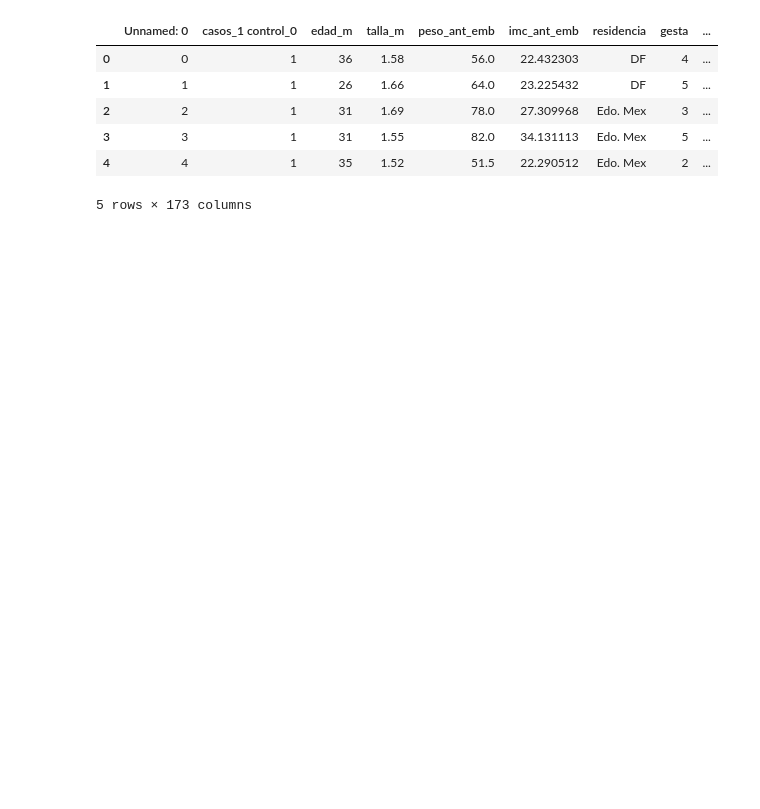
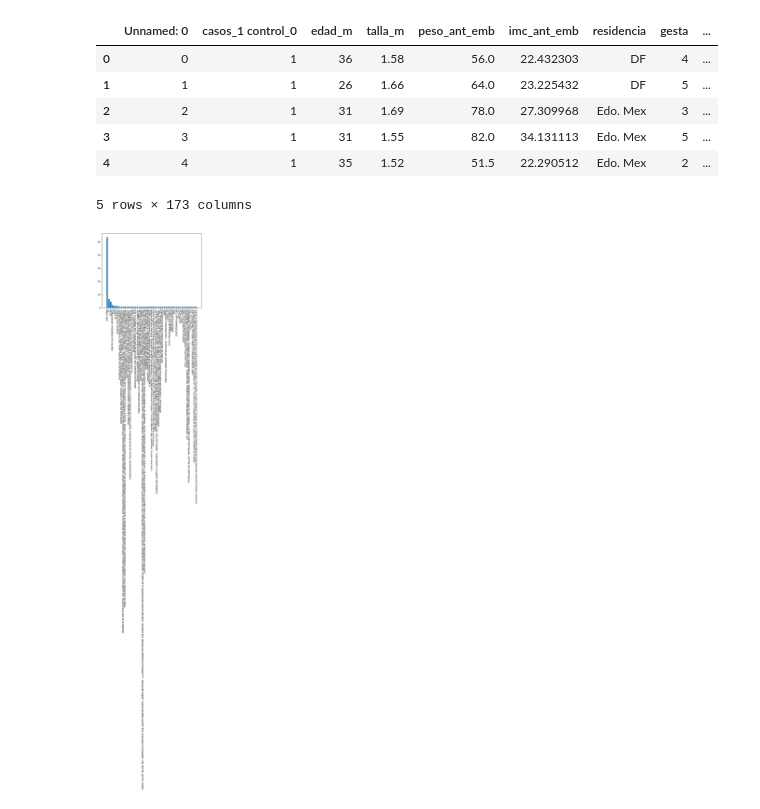
Before and after one commit to yaelrsc/Heart-Diseases-Prediction-Bayesian-Model-, a Jupyter notebook: TanquedeIdeas.ipynb, the cells around one changed output. Drawn from its saved outputs; the diff is of its cells as text; code cells hidden in the pictures; blank space fills up the shorter version.

```diff
--- a/TanquedeIdeas.ipynb
+++ b/TanquedeIdeas.ipynb
@@ -16,3 +16,12 @@ db.head()
 | 3 | 3 | 1 | 31 | 1.55 | 82.0 | 34.131113 | Edo. Mex | 5 | ... |
 | 4 | 4 | 1 | 35 | 1.52 | 51.5 | 22.290512 | Edo. Mex | 2 | ... |
 5 rows × 173 columns
+# %%
+tipo_de_cc = db['tipo_de_cc'].value_counts()
+tipo_de_cc  = 100*tipo_de_cc /tipo_de_cc .sum()
+plt.figure(figsize=(8,6))
+plt.xticks(rotation=90)
+plt.bar(list(tipo_de_cc.index),tipo_de_cc.values)
+plt.show()
+# %% [output]
+[figure, added]
```
